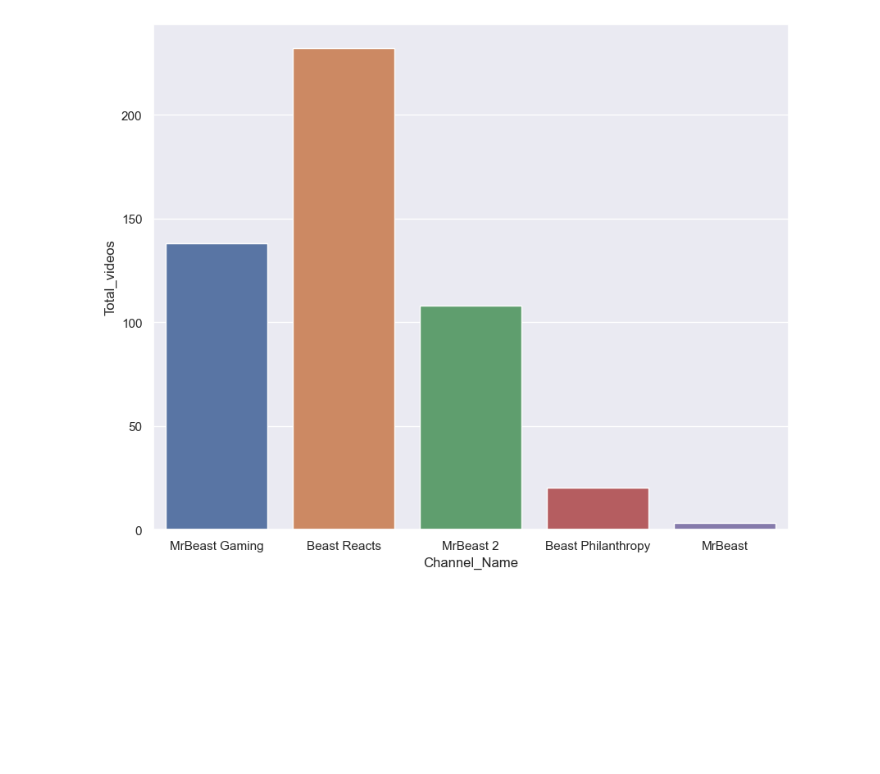
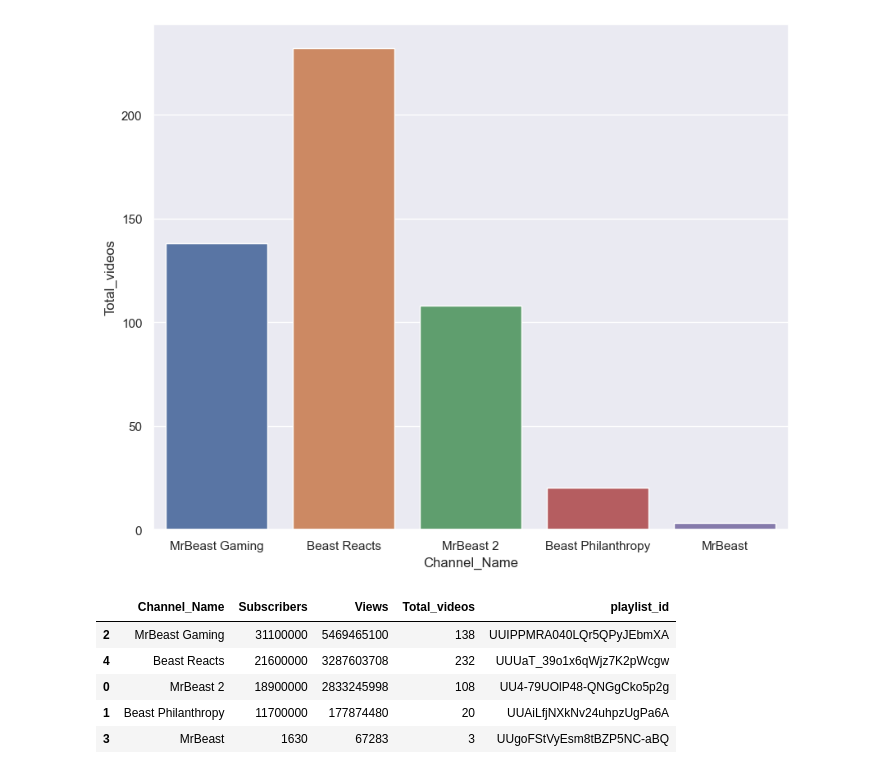
Before and after one commit to TrustyBeard/YouTube-Insights, a Jupyter notebook: YouTube API Queries.ipynb, the cells around one changed output. Drawn from its saved outputs; the diff is of its cells as text; code cells hidden in the pictures; blank space fills up the shorter version.

```diff
--- a/YouTube Insights.ipynb
+++ b/YouTube API Queries.ipynb
@@ -121,0 +114,3 @@ dtype: object
+# %%
+channel_data.sort_values(by='Subscribers', ascending=False, inplace=True)
+channel_data.dtypes
@@ -137,3 +139,12 @@ Text(0, 0.5, 'Views in Billions')
 ax = sns.barplot(x='Channel_Name', y='Total_videos', data=channel_data)
 # %% [output]
 [figure]
+# %%
+channel_data
+# %% [output]
+|  | Channel_Name | Subscribers | Views | Total_videos | playlist_id |
+| 2 | MrBeast Gaming | 31100000 | 5469465100 | 138 | UUIPPMRA040LQr5QPyJEbmXA |
+| 4 | Beast Reacts | 21600000 | 3287603708 | 232 | UUUaT_39o1x6qWjz7K2pWcgw |
+| 0 | MrBeast 2 | 18900000 | 2833245998 | 108 | UU4-79UOlP48-QNGgCko5p2g |
+| 1 | Beast Philanthropy | 11700000 | 177874480 | 20 | UUAiLfjNXkNv24uhpzUgPa6A |
+| 3 | MrBeast | 1630 | 67283 | 3 | UUgoFStVyEsm8tBZP5NC-aBQ |
```
Also changed, not shown: parts of 6 cells of this notebook.
